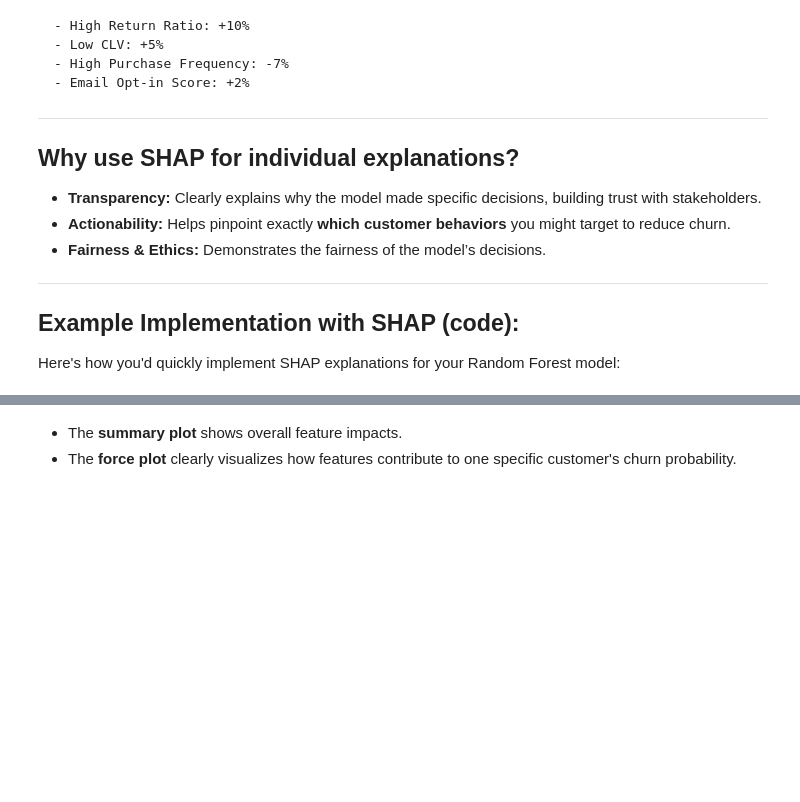
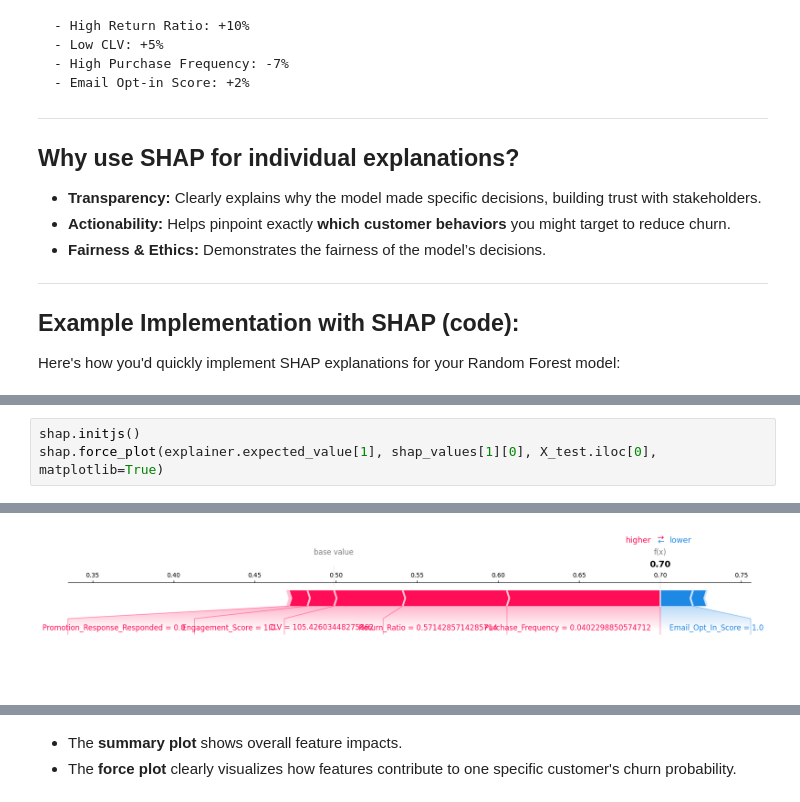
Before and after one commit to mehalyna/churn-prediction, a Jupyter notebook: step_4_RandomForest.ipynb, the cells around one changed output, grey strips where cells are left out. Cells and saved outputs as stored; diff of their text form; blank space fills up the shorter version.

```diff
--- a/step_4_RandomForest.ipynb
+++ b/step_4_RandomForest.ipynb
@@ -359,0 +373,4 @@ SHAP values[1] shape: (8, 2)
+# %%
+shap.initjs()
+shap.force_plot(explainer.expected_value[1], shap_values[1][0], X_test.iloc[0], matplotlib=True)
+# %% [output]
@@ -359,0 +378 @@ SHAP values[1] shape: (8, 2)
+[figure, added]
```
Also changed, not shown: parts of 6 cells of this notebook, 1 other file.
